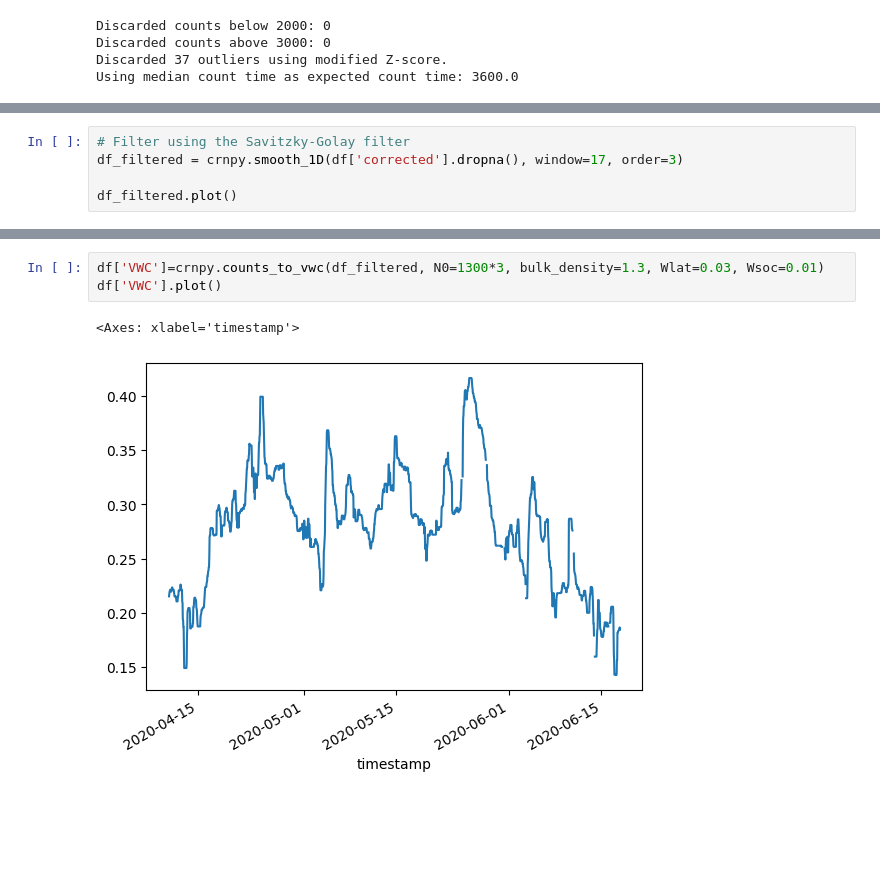
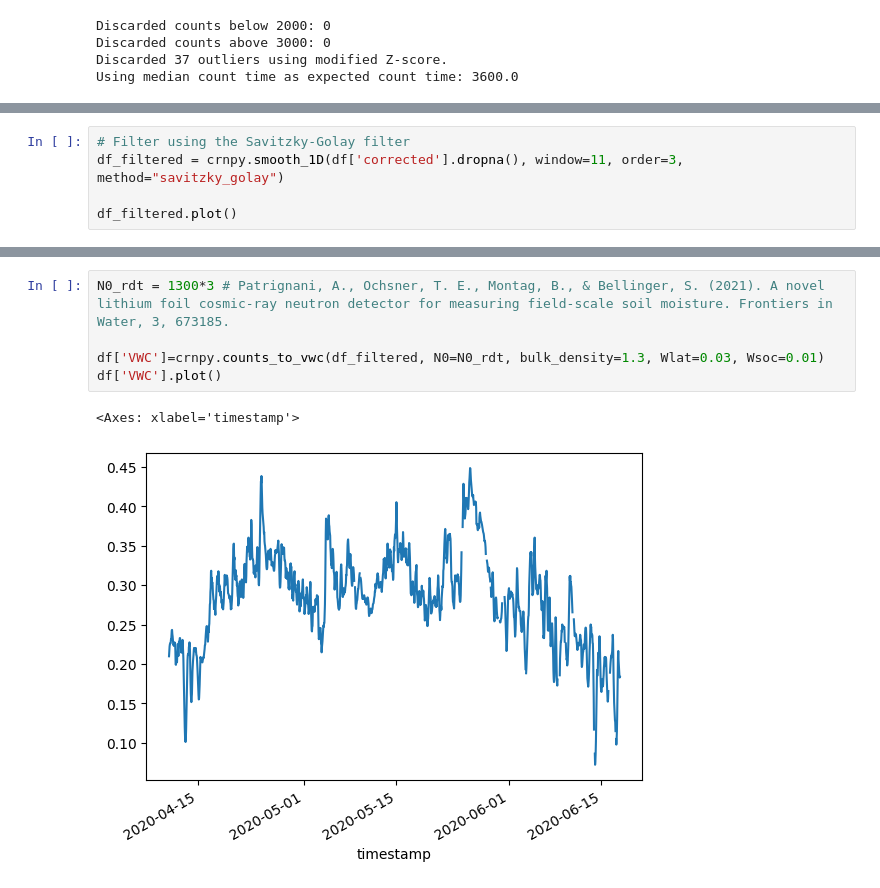
Before and after one commit to soilwater/crnpy, a Jupyter notebook: docs/examples/stationary/example_RDT_station.ipynb, the cells around one changed output, grey strips where cells are left out. Drawn from its saved outputs; the diff is of its cells as text; blank space fills up the shorter version.

```diff
--- a/docs/examples/stationary/example_RDT_station.ipynb
+++ b/docs/examples/stationary/example_RDT_station.ipynb
@@ -112,6 +123,6 @@ Using median count time as expected count time: 3600.0
 # %%
 # Filter using the Savitzky-Golay filter
-df_filtered = crnpy.smooth_1D(df['corrected'].dropna(), window=17, order=3)
+df_filtered = crnpy.smooth_1D(df['corrected'].dropna(), window=11, order=3, method="savitzky_golay")
 
 df_filtered.plot()
 # %% [output]
@@ -120,6 +133,8 @@ df_filtered.plot()
 # %%
-df['VWC']=crnpy.counts_to_vwc(df_filtered, N0=1300*3, bulk_density=1.3, Wlat=0.03, Wsoc=0.01)
+N0_rdt = 1300*3 # Patrignani, A., Ochsner, T. E., Montag, B., & Bellinger, S. (2021). A novel lithium foil cosmic-ray neutron detector for measuring field-scale soil moisture. Frontiers in Water, 3, 673185.
+
+df['VWC']=crnpy.counts_to_vwc(df_filtered, N0=N0_rdt, bulk_density=1.3, Wlat=0.03, Wsoc=0.01)
 df['VWC'].plot()
 # %% [output]
 <Axes: xlabel='timestamp'>
-[figure, old version]
+[figure, new version]
```
Also changed, not shown: parts of 7 cells of this notebook, 5 other files.
